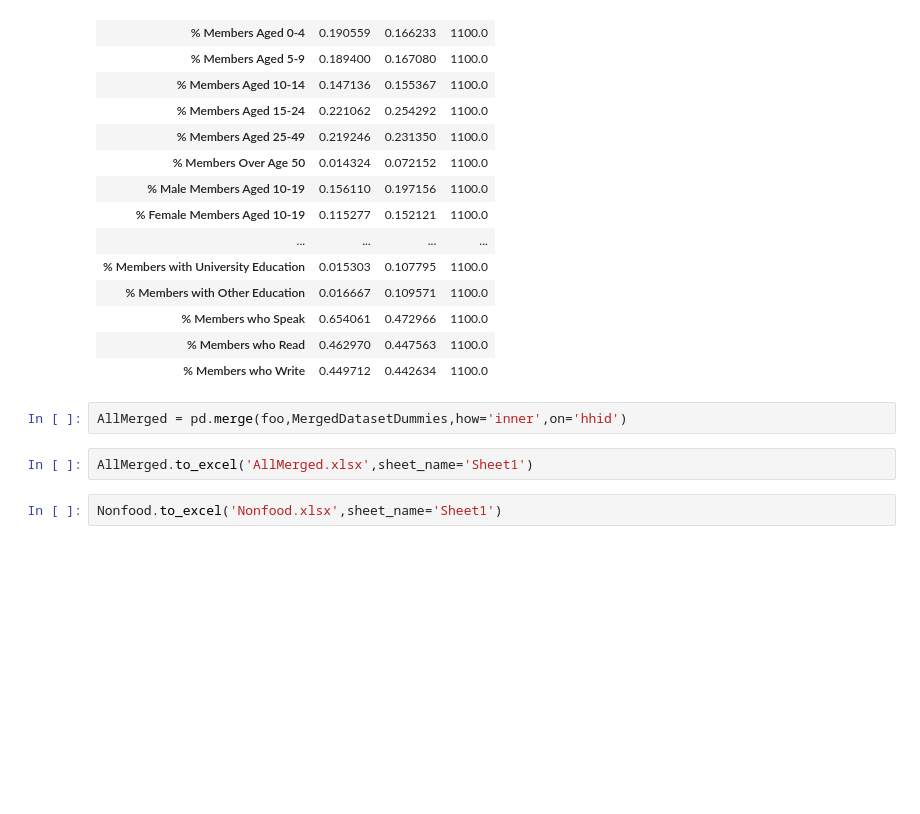
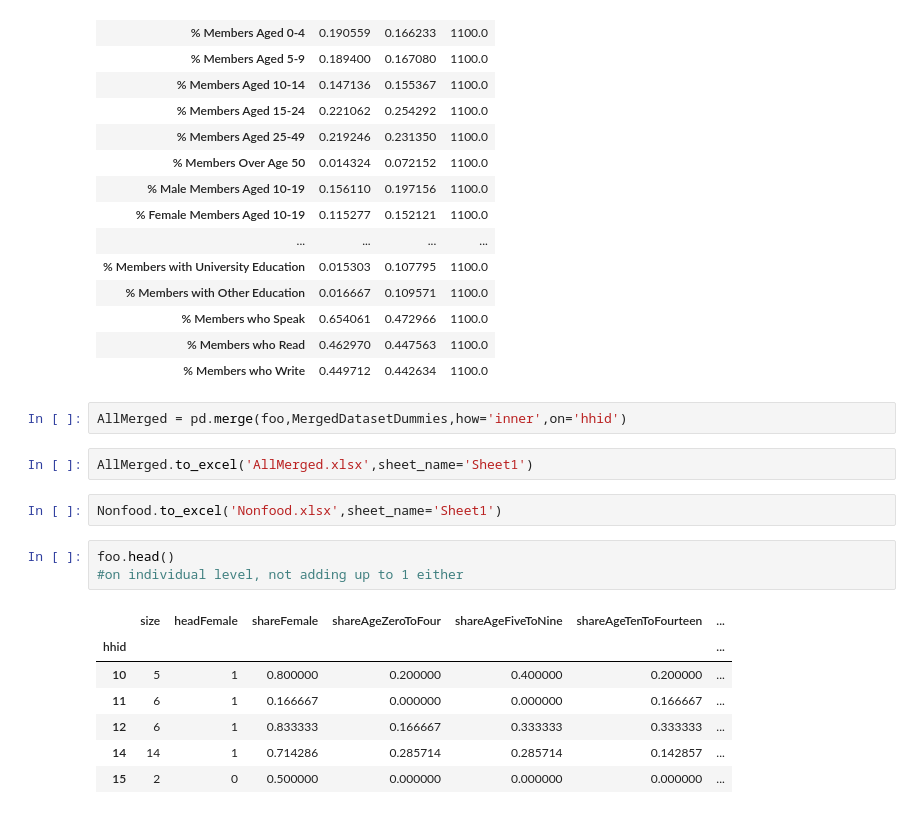
Before and after one commit to Colleen-ODonnell/KenyaPovertyTargetingModel, a Jupyter notebook: 2progs/C3_RenameVariables2.ipynb, the cells around one changed output. Cells and saved outputs as stored; diff of their text form; blank space fills up the shorter version.

```diff
--- a/2progs/C3_RenameVariables2.ipynb
+++ b/2progs/C3_RenameVariables2.ipynb
@@ -352,3 +352,14 @@ AllMerged = pd.merge(foo,MergedDatasetDummies,how='inner',on='hhid')
 AllMerged.to_excel('AllMerged.xlsx',sheet_name='Sheet1')
 # %%
 Nonfood.to_excel('Nonfood.xlsx',sheet_name='Sheet1')
+# %%
+foo.head()
+#on individual level, not adding up to 1 either
+# %% [output]
+|  | size | headFemale | shareFemale | shareAgeZeroToFour | shareAgeFiveToNine | shareAgeTenToFourteen | ... |
+| hhid |  |  |  |  |  |  | ... |
+| 10 | 5 | 1 | 0.800000 | 0.200000 | 0.400000 | 0.200000 | ... |
+| 11 | 6 | 1 | 0.166667 | 0.000000 | 0.000000 | 0.166667 | ... |
+| 12 | 6 | 1 | 0.833333 | 0.166667 | 0.333333 | 0.333333 | ... |
+| 14 | 14 | 1 | 0.714286 | 0.285714 | 0.285714 | 0.142857 | ... |
+| 15 | 2 | 0 | 0.500000 | 0.000000 | 0.000000 | 0.000000 | ... |
```
Also changed, not shown: parts of 4 cells of this notebook, 22 other files.
